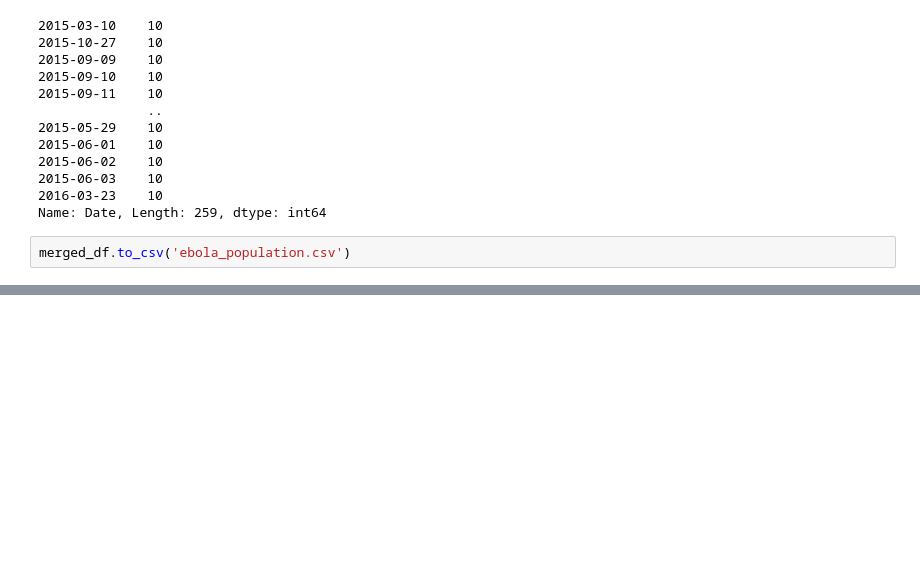
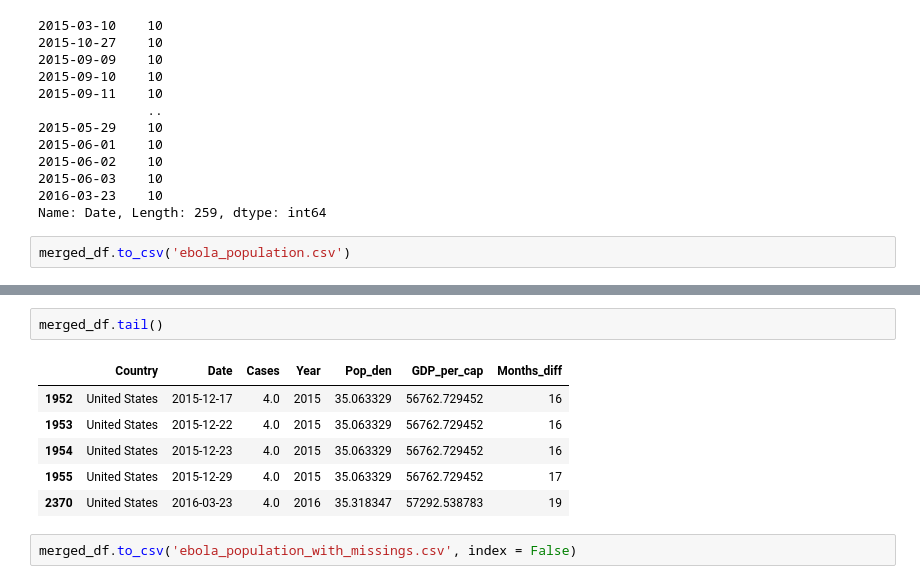
Before and after one commit to emimarch/BDA-Project, a Jupyter notebook: merge_data.ipynb, the cells around one changed output, grey strips where cells are left out. Drawn from its saved outputs; the diff is of its cells as text; blank space fills up the shorter version.

```diff
--- a/merge_data.ipynb
+++ b/merge_data.ipynb
@@ -279,0 +417,11 @@ merged_df.to_csv('ebola_population.csv')
+# %%
+merged_df.tail()
+# %% [output]
+|  | Country | Date | Cases | Year | Pop_den | GDP_per_cap | Months_diff |
+| 1952 | United States | 2015-12-17 | 4.0 | 2015 | 35.063329 | 56762.729452 | 16 |
+| 1953 | United States | 2015-12-22 | 4.0 | 2015 | 35.063329 | 56762.729452 | 16 |
+| 1954 | United States | 2015-12-23 | 4.0 | 2015 | 35.063329 | 56762.729452 | 16 |
+| 1955 | United States | 2015-12-29 | 4.0 | 2015 | 35.063329 | 56762.729452 | 17 |
+| 2370 | United States | 2016-03-23 | 4.0 | 2016 | 35.318347 | 57292.538783 | 19 |
+# %%
+merged_df.to_csv('ebola_population_with_missings.csv', index = False)
```
Also changed, not shown: parts of 19 cells of this notebook, 1 other file.
